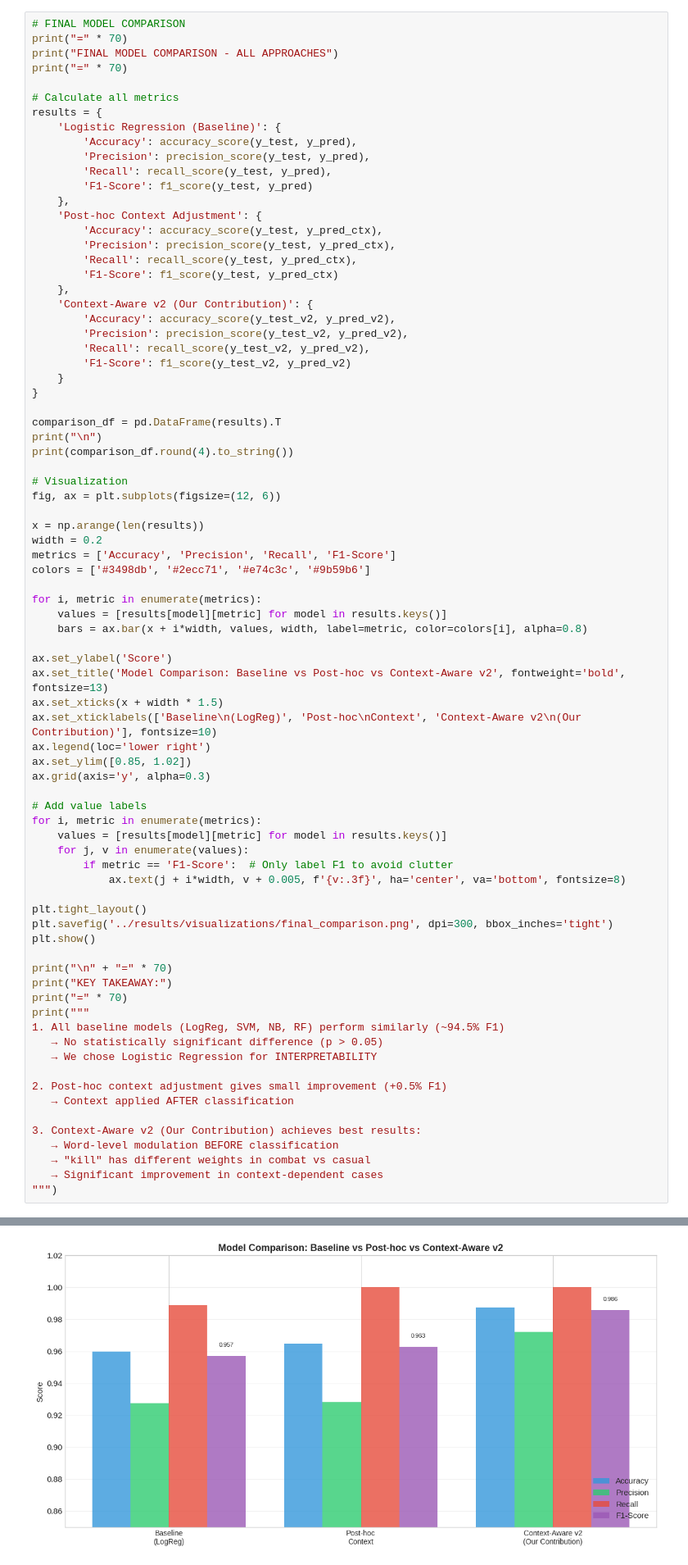
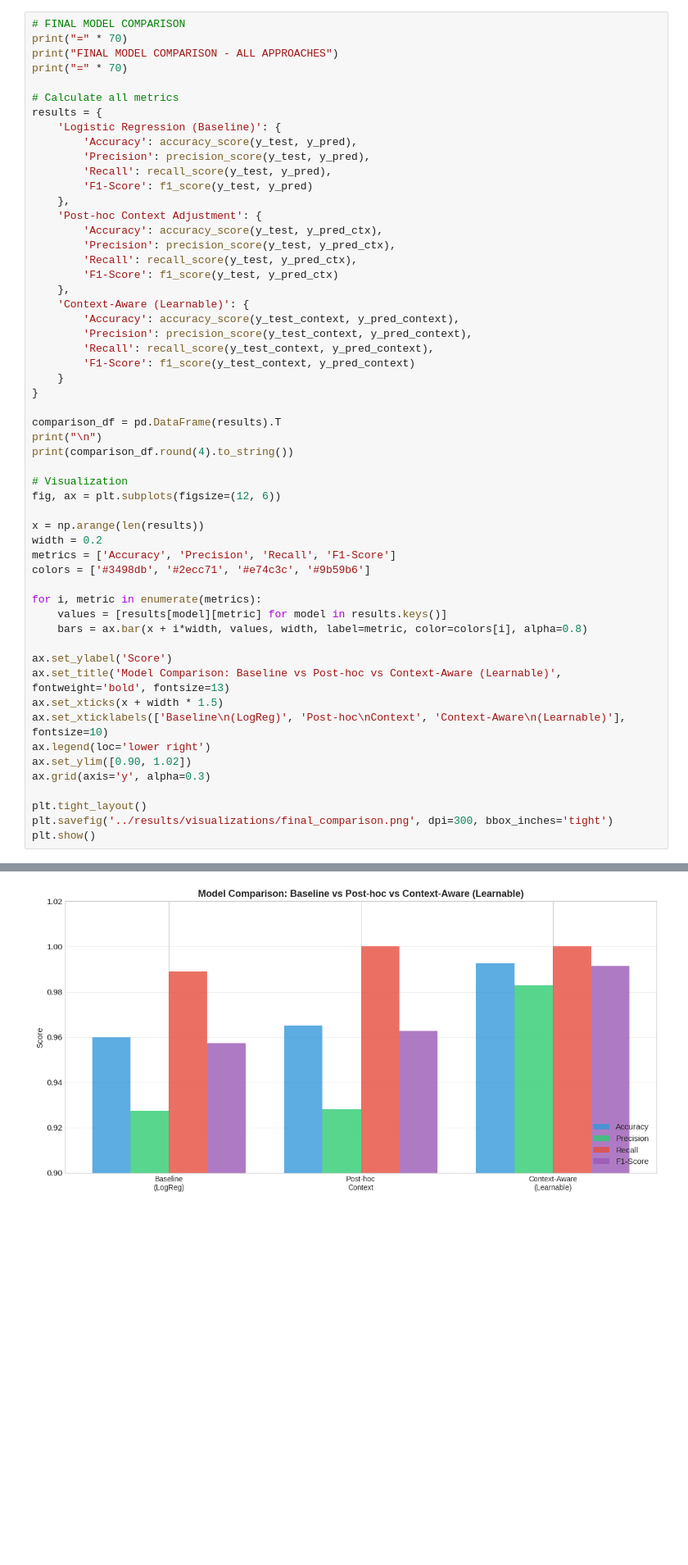
Before and after one commit to BenjaminMelinette/Text_Mining, a Jupyter notebook: notebooks/analysis_m2.ipynb, the cells around one changed output, grey strips where cells are left out. Shown at 82% size. Cells and saved outputs as stored; diff of their text form; blank space fills up the shorter version.

Commit message:
[UPDATE] Feature for each context

```diff
--- a/notebooks/analysis_m2.ipynb
+++ b/notebooks/analysis_m2.ipynb
@@ -680,11 +641,11 @@ results = {
         'Recall': recall_score(y_test, y_pred_ctx),
         'F1-Score': f1_score(y_test, y_pred_ctx)
     },
-    'Context-Aware v2 (Our Contribution)': {
-        'Accuracy': accuracy_score(y_test_v2, y_pred_v2),
-        'Precision': precision_score(y_test_v2, y_pred_v2),
-        'Recall': recall_score(y_test_v2, y_pred_v2),
-        'F1-Score': f1_score(y_test_v2, y_pred_v2)
+    'Context-Aware (Learnable)': {
+        'Accuracy': accuracy_score(y_test_context, y_pred_context),
+        'Precision': precision_score(y_test_context, y_pred_context),
+        'Recall': recall_score(y_test_context, y_pred_context),
+        'F1-Score': f1_score(y_test_context, y_pred_context)
     }
 }
 
@@ -705,40 +666,16 @@ for i, metric in enumerate(metrics):
     bars = ax.bar(x + i*width, values, width, label=metric, color=colors[i], alpha=0.8)
 
 ax.set_ylabel('Score')
-ax.set_title('Model Comparison: Baseline vs Post-hoc vs Context-Aware v2', fontweight='bold', fontsize=13)
+ax.set_title('Model Comparison: Baseline vs Post-hoc vs Context-Aware (Learnable)', fontweight='bold', fontsize=13)
 ax.set_xticks(x + width * 1.5)
-ax.set_xticklabels(['Baseline\n(LogReg)', 'Post-hoc\nContext', 'Context-Aware v2\n(Our Contribution)'], fontsize=10)
+ax.set_xticklabels(['Baseline\n(LogReg)', 'Post-hoc\nContext', 'Context-Aware\n(Learnable)'], fontsize=10)
 ax.legend(loc='lower right')
-ax.set_ylim([0.85, 1.02])
+ax.set_ylim([0.90, 1.02])
 ax.grid(axis='y', alpha=0.3)
-
-# Add value labels
-for i, metric in enumerate(metrics):
-    values = [results[model][metric] for model in results.keys()]
-    for j, v in enumerate(values):
-        if metric == 'F1-Score':  # Only label F1 to avoid clutter
-            ax.text(j + i*width, v + 0.005, f'{v:.3f}', ha='center', va='bottom', fontsize=8)
 
 plt.tight_layout()
 plt.savefig('../results/visualizations/final_comparison.png', dpi=300, bbox_inches='tight')
 plt.show()
-
-print("\n" + "=" * 70)
-print("KEY TAKEAWAY:")
-print("=" * 70)
-print("""
-1. All baseline models (LogReg, SVM, NB, RF) perform similarly (~94.5% F1)
-   → No statistically significant difference (p > 0.05)
-   → We chose Logistic Regression for INTERPRETABILITY
-
-2. Post-hoc context adjustment gives small improvement (+0.5% F1)
-   → Context applied AFTER classification
-
-3. Context-Aware v2 (Our Contribution) achieves best results:
-   → Word-level modulation BEFORE classification
-   → "kill" has different weights in combat vs casual
-   → Significant improvement in context-dependent cases
-""")
 # %% [output]
 ======================================================================
 FINAL MODEL COMPARISON - ALL APPROACHES
@@ -752 +689 @@ Context-Aware v2 (Our Contribution)    0.9875     0.9721   1.000    0.9858
-[figure, old version]
+[figure, new version]
```
Also changed, not shown: parts of 14 cells of this notebook, 9 other files.
